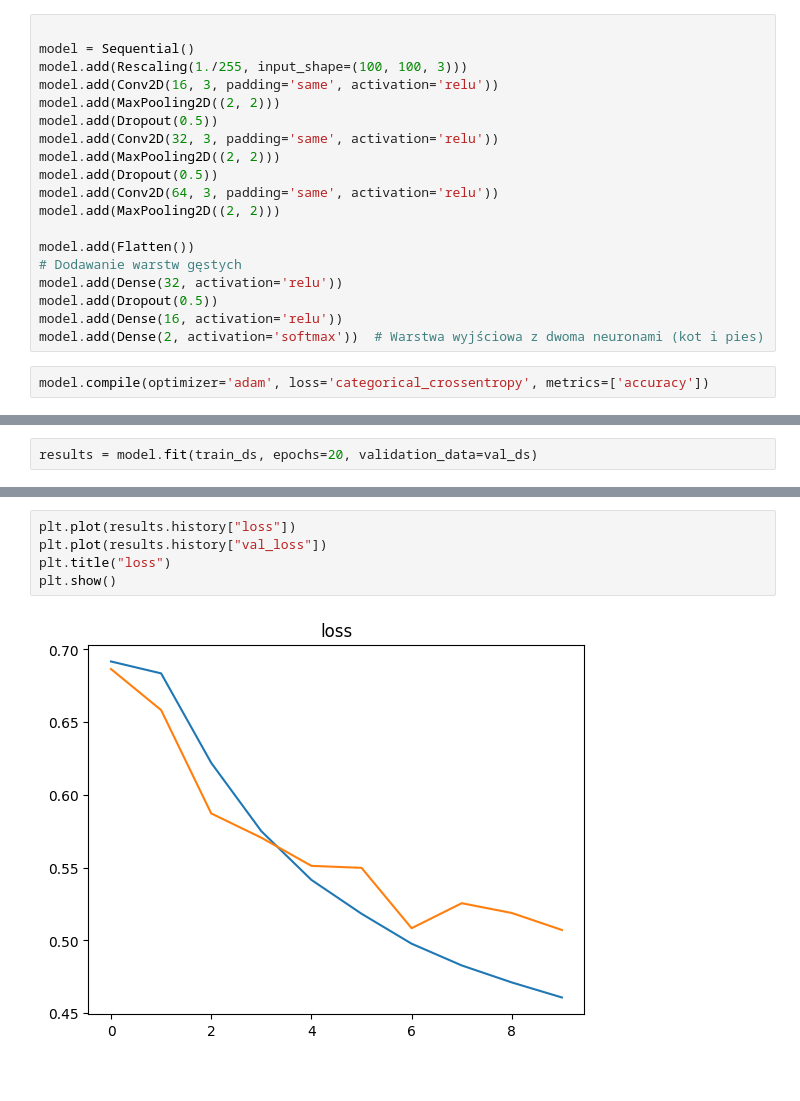
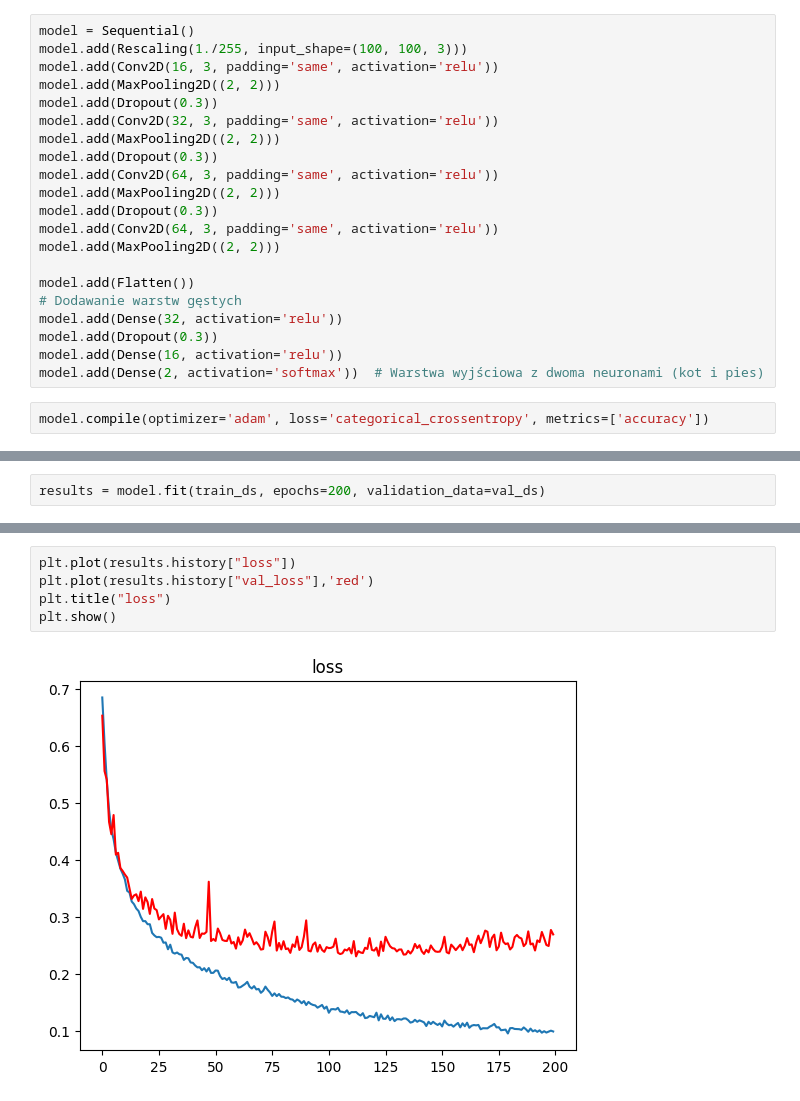
Before and after one commit to infoshareacademy/jdszr10-STAWonogi, a Jupyter notebook: Cats-vs-Dogs/Sebastian/model_sebastian1.ipynb, the cells around one changed output, grey strips where cells are left out. Cells and saved outputs as stored; diff of their text form.

Commit message:
model epoch-200,dropout-0.3

```diff
--- a/Cats-vs-Dogs/Sebastian/model_sebastian1.ipynb
+++ b/Cats-vs-Dogs/Sebastian/model_sebastian1.ipynb
@@ -186,22 +186,24 @@ val_ds = val_ds.map(lambda x, y: (x, tf.one_hot(y, depth=2)))
 #     except:
 #         pass
 # %%
-
 model = Sequential()
 model.add(Rescaling(1./255, input_shape=(100, 100, 3)))
 model.add(Conv2D(16, 3, padding='same', activation='relu'))
 model.add(MaxPooling2D((2, 2)))
-model.add(Dropout(0.5))
+model.add(Dropout(0.3))
 model.add(Conv2D(32, 3, padding='same', activation='relu'))
 model.add(MaxPooling2D((2, 2)))
-model.add(Dropout(0.5))
+model.add(Dropout(0.3))
+model.add(Conv2D(64, 3, padding='same', activation='relu'))
+model.add(MaxPooling2D((2, 2)))
+model.add(Dropout(0.3))
 model.add(Conv2D(64, 3, padding='same', activation='relu'))
 model.add(MaxPooling2D((2, 2)))
 
 model.add(Flatten())
 # Dodawanie warstw gęstych
 model.add(Dense(32, activation='relu'))
-model.add(Dropout(0.5))
+model.add(Dropout(0.3))
 model.add(Dense(16, activation='relu'))
 model.add(Dense(2, activation='softmax'))  # Warstwa wyjściowa z dwoma neuronami (kot i pies)
 # %%
@@ -236,3 +240,3 @@ es = tf.keras.callbacks.EarlyStopping(
 # %%
-results = model.fit(train_ds, epochs=20, validation_data=val_ds)
+results = model.fit(train_ds, epochs=200, validation_data=val_ds)
 # %% [output]
@@ -279,9 +280,9 @@ weighted avg       0.79      0.76      0.75      4955
 # %%
 plt.plot(results.history["loss"])
-plt.plot(results.history["val_loss"])
+plt.plot(results.history["val_loss"],'red')
 plt.title("loss")
 plt.show()
 # %% [output]
-[figure, old version]
+[figure, new version]
 # %%
 plt.plot(results.history["accuracy"])
```
Also changed, not shown: parts of 6 cells of this notebook.
